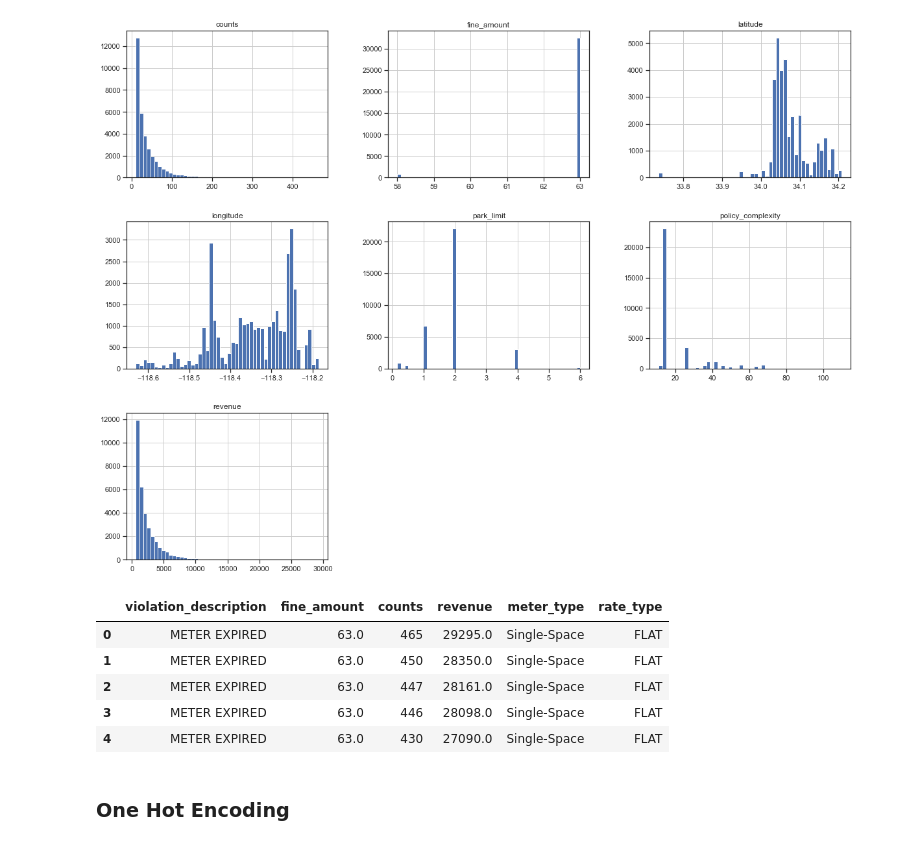
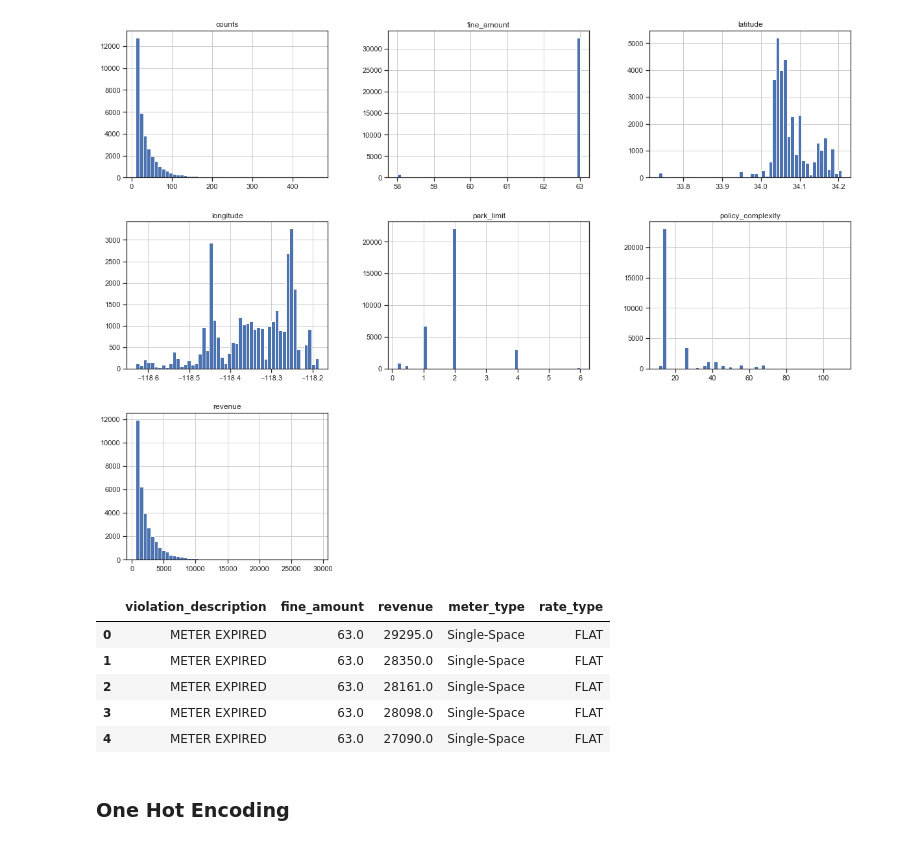
Before and after one commit to aicentaur/los_angeles_parking_citations, a Jupyter notebook: ml_model/ml_revenue_prediction_model.ipynb, the cells around one changed output. Cells and saved outputs as stored; diff of their text form; code cells hidden in the pictures.

```diff
--- a/ml_model/ml_revenue_prediction_model.ipynb
+++ b/ml_model/ml_revenue_prediction_model.ipynb
@@ -61,15 +58,15 @@ plt.show()
 [figure]
 # %%
 #drop redundant columns
-meters_inventory.drop(meters_inventory.columns[[0, 1, 6, 7, 9, 11]], axis = 1, inplace = True)
+meters_inventory.drop(meters_inventory.columns[[0, 1, 4, 6, 7, 9, 11]], axis = 1, inplace = True)
 meters_inventory.head()
 # %% [output]
-|  | violation_description | fine_amount | counts | revenue | meter_type | rate_type |
-| 0 | METER EXPIRED | 63.0 | 465 | 29295.0 | Single-Space | FLAT |
-| 1 | METER EXPIRED | 63.0 | 450 | 28350.0 | Single-Space | FLAT |
-| 2 | METER EXPIRED | 63.0 | 447 | 28161.0 | Single-Space | FLAT |
-| 3 | METER EXPIRED | 63.0 | 446 | 28098.0 | Single-Space | FLAT |
-| 4 | METER EXPIRED | 63.0 | 430 | 27090.0 | Single-Space | FLAT |
+|  | violation_description | fine_amount | revenue | meter_type | rate_type |
+| 0 | METER EXPIRED | 63.0 | 29295.0 | Single-Space | FLAT |
+| 1 | METER EXPIRED | 63.0 | 28350.0 | Single-Space | FLAT |
+| 2 | METER EXPIRED | 63.0 | 28161.0 | Single-Space | FLAT |
+| 3 | METER EXPIRED | 63.0 | 28098.0 | Single-Space | FLAT |
+| 4 | METER EXPIRED | 63.0 | 27090.0 | Single-Space | FLAT |
 # %% [markdown]
 ### One Hot Encoding
 # %% [markdown]
```
Also changed, not shown: parts of 24 cells of this notebook, 1 other file.
